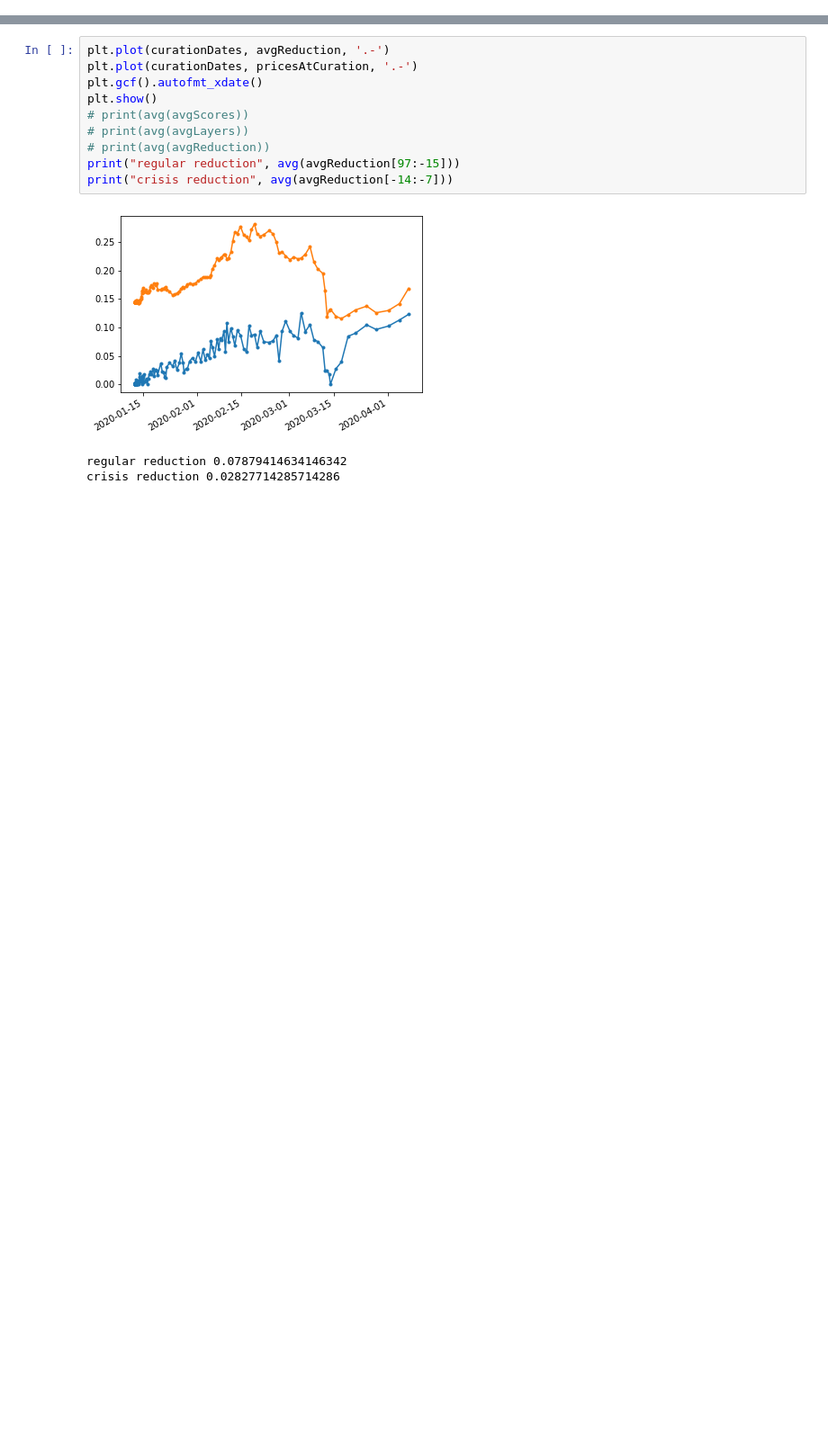
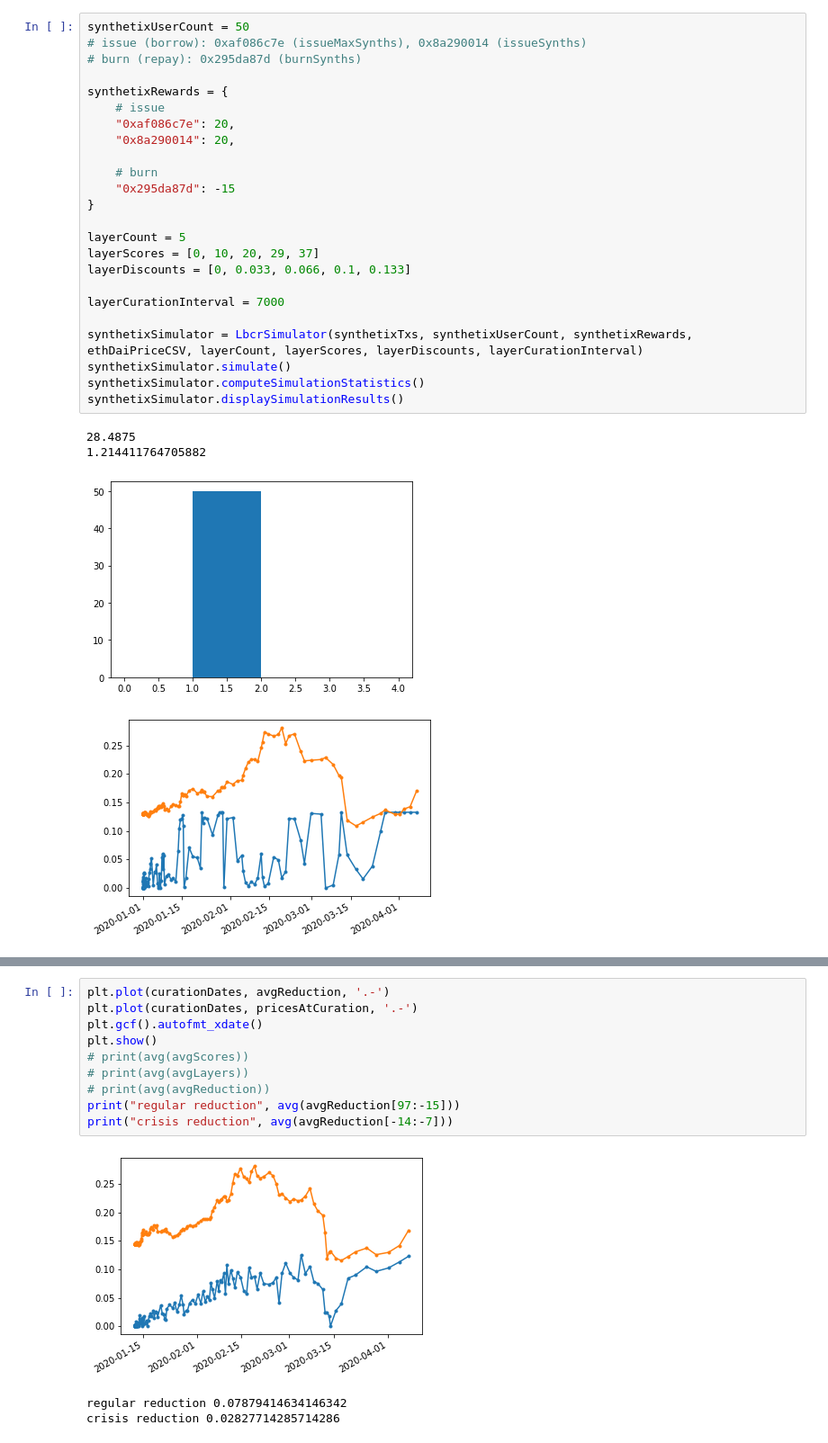
Before and after one commit to daniel-savu/Byzantic, a Jupyter notebook: simulation/black_thursday_simulation.ipynb, the cells around one changed output, grey strips where cells are left out. Shown: that part at 90% size. Saved outputs shown, nothing was run; the diff lists cells and outputs as text; blank space fills up the shorter version.

```diff
--- a/simulation/black_thursday_simulation.ipynb
+++ b/simulation/black_thursday_simulation.ipynb
@@ -253,0 +273,29 @@ print(len(avgReduction))
+# %%
+synthetixUserCount = 50
+# issue (borrow): 0xaf086c7e (issueMaxSynths), 0x8a290014 (issueSynths)
+# burn (repay): 0x295da87d (burnSynths)
+
+synthetixRewards = {
+    # issue
+    "0xaf086c7e": 20,
+    "0x8a290014": 20,
+
+    # burn
+    "0x295da87d": -15
+}
+
+layerCount = 5
+layerScores = [0, 10, 20, 29, 37]
+layerDiscounts = [0, 0.033, 0.066, 0.1, 0.133]
+
+layerCurationInterval = 7000
+
+synthetixSimulator = LbcrSimulator(synthetixTxs, synthetixUserCount, synthetixRewards, ethDaiPriceCSV, layerCount, layerScores, layerDiscounts, layerCurationInterval)
+synthetixSimulator.simulate()
+synthetixSimulator.computeSimulationStatistics()
+synthetixSimulator.displaySimulationResults()
+# %% [output]
+28.4875
+1.214411764705882
+[figure, added]
+[figure, added]
```
Also changed, not shown: parts of 8 cells of this notebook, 3 other files.
